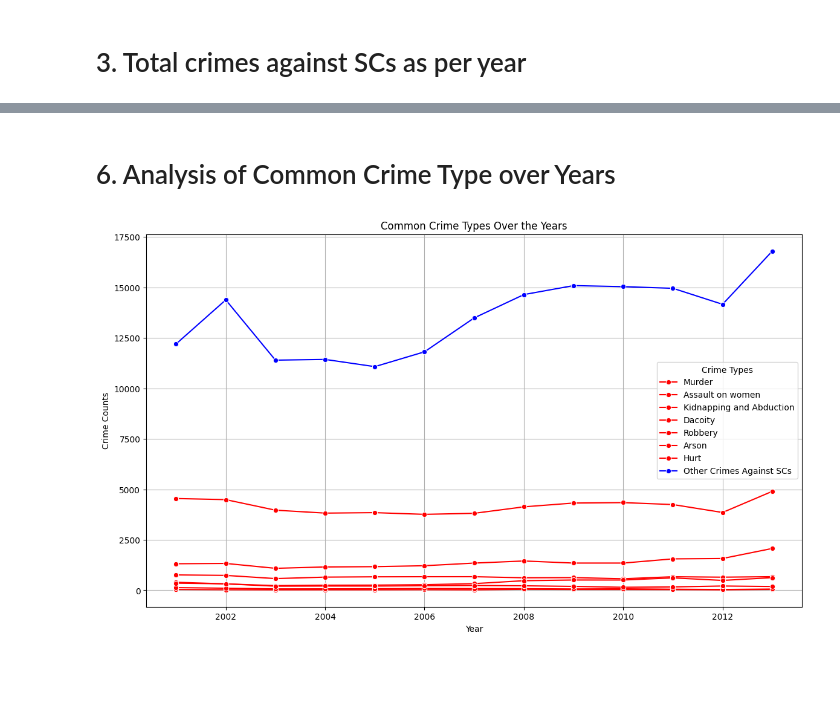
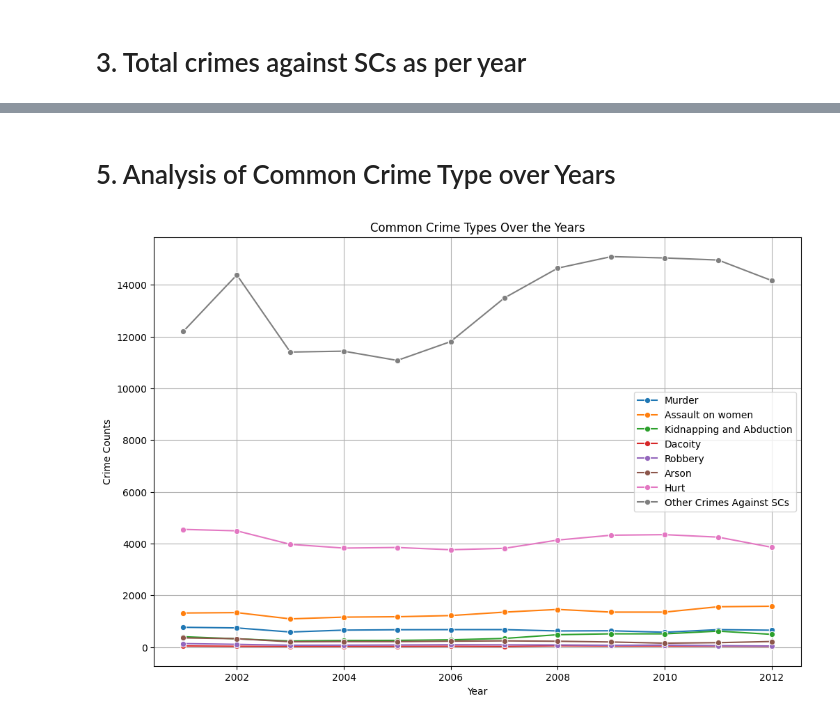
Before and after one commit to aniketag001/india_crime_analysis, a Jupyter notebook: data/crime.ipynb, the cells around one changed output, grey strips where cells are left out. Saved outputs shown, nothing was run; the diff lists cells and outputs as text; code cells hidden in the pictures; blank space fills up the shorter version.

```diff
--- a/data/crime.ipynb
+++ b/data/crime.ipynb
@@ -4,6 +4,6 @@ import numpy as np
 import matplotlib.pyplot as plt
 import seaborn as sns
 # %%
-df = pd.read_csv("C:/Users/USER/Downloads/crime_by_district_rt.csv")
+df = pd.read_csv("C:/Users/USER/Downloads/crime_by_state_rt.csv")
 df.head()
 # %% [output]
@@ -167,7 +163,6 @@ print(type(all_crimes))
 <class 'list'>
 # %%
 df['STATE/UT'] = df['STATE/UT'].str.strip().str.title()
-df['DISTRICT'] = df['DISTRICT'].str.strip().str.title()
 # %%
 name_mapping = {
     'A&N Islands': 'A & N Islands',
@@ -335,36 +314,18 @@ plt.show()
 # %% [markdown]
-# 6. Analysis of Common Crime Type over Years
+# 5. Analysis of Common Crime Type over Years
 # %%
 # Analysis of common crime type over years
-# List of crimes
-crimes = ['Murder', 'Assault on women', 'Kidnapping and Abduction',
-          'Dacoity', 'Robbery', 'Arson', 'Hurt', 'Other Crimes Against SCs']
+crimes = ['Murder', 'Assault on women','Kidnapping and Abduction', 'Dacoity', 'Robbery', 'Arson', 'Hurt', 'Other Crimes Against SCs']
 
-# Categorize crimes into violent and non-violent
-violent_crimes = ['Murder', 'Assault on women', 'Kidnapping and Abduction',
-                  'Dacoity', 'Robbery', 'Arson', 'Hurt']
+plt.figure(figsize=(12, 8))
+for crime in crimes:
+    sns.lineplot(data=df.groupby('Year')[crime].sum().reset_index(), x='Year', y=crime, marker='o', label=crime)
 
-non_violent_crimes = ['Other Crimes Against SCs']
-
-
-plt.figure(figsize=(14, 8))
-
-# Plot violent crimes
-for crime in violent_crimes:
-    sns.lineplot(data=df.groupby('Year')[crime].sum().reset_index(),
-                 x='Year', y=crime, marker='o', label=crime, color='red')
-
-# Plot non-violent crimes
-for crime in non_violent_crimes:
-    sns.lineplot(data=df.groupby('Year')[crime].sum().reset_index(),
-                 x='Year', y=crime, marker='o', label=crime, color='blue')
-
-# Title and labels
 plt.title('Common Crime Types Over the Years')
 plt.xlabel('Year')
 plt.ylabel('Crime Counts')
-plt.legend(title='Crime Types')
+plt.legend()
 plt.grid()
 plt.show()
 # %% [output]
-[figure, old version]
+[figure, new version]
```
Also changed, not shown: parts of 20 cells of this notebook.
